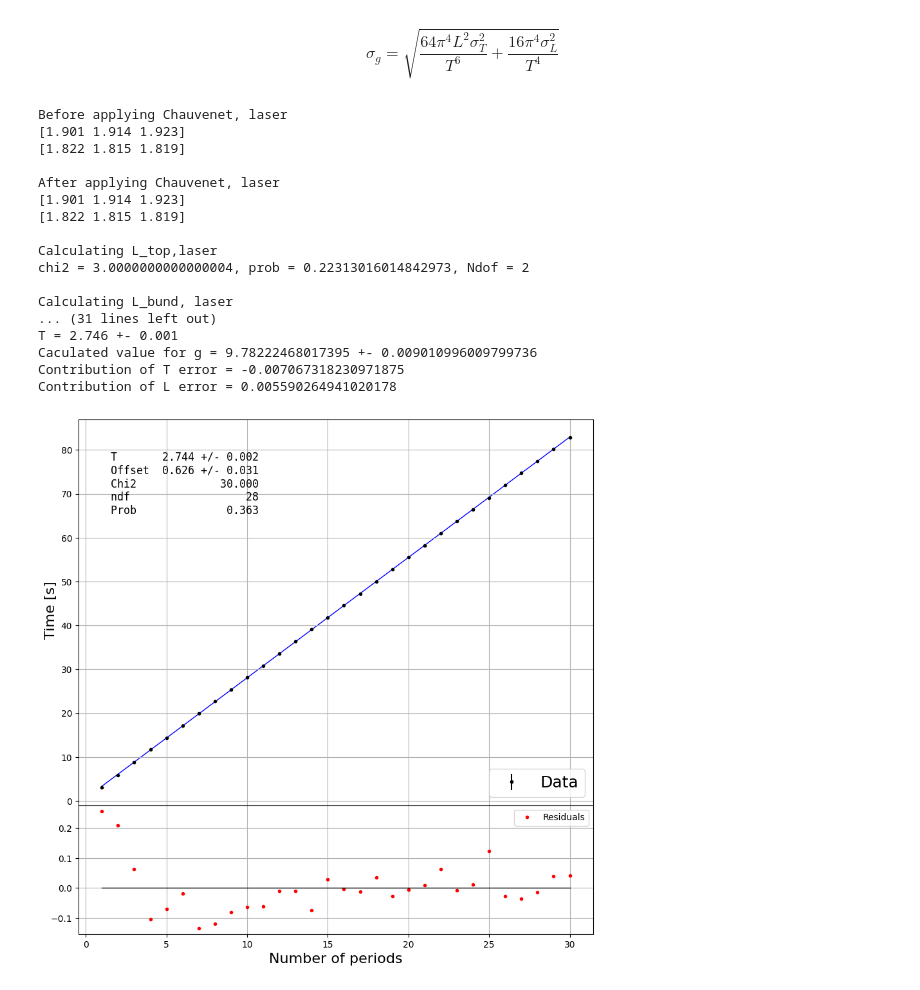
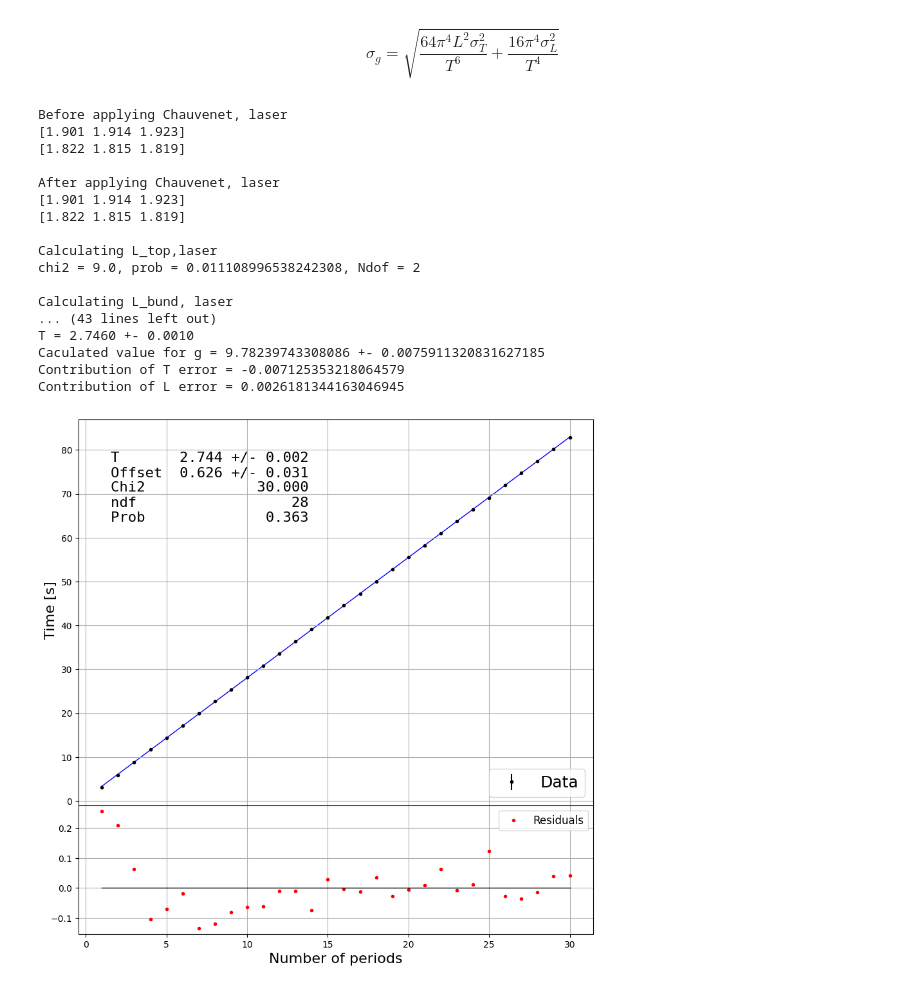
Before and after one commit to oscar4aar/BenStat_Gruppe, a Jupyter notebook: Data_Pendulforsøg.ipynb, the cells around one changed output. Cells and saved outputs as stored; diff of their text form; code cells hidden in the pictures.

```diff
--- a/Data_Pendulforsøg.ipynb
+++ b/Data_Pendulforsøg.ipynb
@@ -50,7 +50,6 @@ def plot(data,minuit_chi2,res,error, lenght):
     plt.plot(data[:,0],func_linear_vec(data[:,0], minuit_chi2.values['a'], minuit_chi2.values['b']), '-', linewidth=1,zorder=1,
                     color="blue")
 
-    plt.xlabel( "Period count ",fontsize=16)
     plt.ylabel(" Time [s]",fontsize=16)
     #plt.yscale('log')
     plt.legend(fontsize=16);
@@ -69,7 +68,7 @@ def plot(data,minuit_chi2,res,error, lenght):
         plt.text(x_coord, y_coord, string, family='monospace', fontsize=fontsize,
                  transform=fig.transFigure, verticalalignment='top', color=color) #
         return None
-    add_text_to_ax(0.15, 0.85, text,fig_fit ,fontsize=12)
+    add_text_to_ax(0.15, 0.85, text,fig_fit ,fontsize=16)
     plt.legend(loc='lower right', fontsize=18)
 
     difference = res
@@ -78,7 +77,7 @@ def plot(data,minuit_chi2,res,error, lenght):
     plt.plot(data[:,0], np.zeros(len(data[:,0])), '-', linewidth=1,
                     color="black")
     plt.xlabel( "Number of periods",fontsize=16)
-    plt.legend(fontsize=10)
+    plt.legend(fontsize=12)
     plt.grid()
     if saveplots:
         plt.savefig(f"timing_pendulum_{lenght}.svg")
@@ -101,6 +100,8 @@ def fit_linear(data, sy=None):
     sigmaT = minuit_chi2.errors["a"]
     offset = minuit_chi2.values["b"]
     sigma_offset = minuit_chi2.errors["b"]
+    Ndof = len(data)- len(minuit_chi2.values[:])
+    print(f"chi2: {minuit_chi2.fval}, prob: {stats.chi2.sf(minuit_chi2.fval, Ndof)}")
 
     return T, sigmaT, minuit_chi2, sy#, offset, sigma_offset
 
@@ -130,7 +131,7 @@ def fit_gaussian(residuals):
     minuit_chi2.migrad()           # This is where the minimisation is carried out! Put ";" at the end to void output
 
     sigma = minuit_chi2.values["sigma"]
-    print("std vs sigma, own std", np.std(residuals), sigma, np.sqrt(np.mean(np.abs(residuals)**2)))
+
 
     return sigma, np.std(residuals)
 
@@ -147,7 +148,7 @@ def find_T_sigmaT(data,name,lenght):
     return fit_linear(data, sigma)#, residuals, T, sigmaT, offset, sigma_offset
 
 
-def fit_const(data, a = None, sy = None):
+def fit_const(data,sigma, a = None, sy = None):
     def const_func(x, a):
         return a
 
@@ -155,7 +156,9 @@ def fit_const(data, a = None, sy = None):
         a = np.mean(data)
 
     if not sy:
-        sy = np.std(data)
+        sy = np.std(data)/np.sqrt(len(data))
+    else:
+        sy = sigma
 
     Minuit.print_level = 1    # Print result of fits (generally - can also be moved down to each fit instance)
     chi2fit = Chi2Regression(const_func, np.arange(data.shape[0]), data, sy=sy)
@@ -207,10 +210,10 @@ print("")
 
 
 print("Calculating L_top,laser")
-L_top_laser, eL_top_laser = fit_const(L_top_ch_laser)
+L_top_laser, eL_top_laser = fit_const(L_top_ch_laser,0)
 print("")
 print("Calculating L_bund, laser")
-L_bund_laser, eL_bund_laser = fit_const(L_bund_ch_laser)
+L_bund_laser, eL_bund_laser = fit_const(L_bund_ch_laser,0)
 
 L_laser = (L_top_laser + L_bund_laser) / 2 + blinding
 eL_laser = 1/2 * np.sqrt(eL_bund_laser**2 + eL_top_laser**2)
@@ -230,10 +233,10 @@ print("")
 
 
 print("Calculating L_top,ruler")
-L_top_ruler, eL_top_ruler = fit_const(L_top_ch_ruler)
+L_top_ruler, eL_top_ruler = fit_const(L_top_ch_ruler,0)
 print("")
 print("Calculating L_bund, ruler")
-L_bund_ruler, eL_bund_ruler = fit_const(L_bund_ch_ruler)
+L_bund_ruler, eL_bund_ruler = fit_const(L_bund_ch_ruler,0)
 
 L_ruler = (L_top_ruler + L_bund_ruler) / 2 + blinding
 eL_ruler = 1/2 * np.sqrt(eL_bund_ruler**2 + eL_top_ruler**2)
@@ -246,47 +249,50 @@ print("Estimating period, T")
 T_values = np.array([])
 sigmaT_values = np.array([])
 timing_error = np.array([])
 for person in experiment_by:
     data = np.genfromtxt(f"timedat/{person}.dat")
 
     if person == "anders": # Anders measured everty 5th period
         data[:,0] *= 5
 
     T, sigmaT, minuit_chi2,sy= find_T_sigmaT(data, person, "short") # , offset, sigma_offset
     T_values = np.append(T_values, T)
     sigmaT_values = np.append(sigmaT_values, sigmaT)
     timing_error = np.append(timing_error, sy)
     print(f"{person} estimated: T = {T} +- {sigmaT}, timing error: sigma = {sy}")
-
+print("")
 
 # weighted mean of each T values
-weighted_T =  np.sum(T_values/sigmaT_values**2) / np.sum(1/sigmaT_values**2) + blinding
-weighted_sigmaT = np.sqrt(1/np.sum(1/sigmaT_values**2))
+print("fitting constant to find T:")
+weighted_T,weighted_sigmaT  = fit_const(T_values,sigmaT_values , a = None, sy = True)# tried with the fitting constant to get a chi2
+WT =np.sum(T_values/sigmaT_values**2) / np.sum(1/sigmaT_values**2) + blinding
+WT_sigma = np.sqrt(1/np.sum(1/sigmaT_values**2))
+print(WT,WT_sigma)
 
 print("")
-print(f"T = {weighted_T:.3f} +- {weighted_sigmaT:.3f}")
-print(f"Caculated value for g = {eval_g(weighted_T, L_ruler)} +- {eval_eg( weighted_T,L_ruler,  weighted_sigmaT,eL_ruler)}") # using ruler
-print(f"Contribution of T error = {eval_dT( weighted_T,L_ruler,  weighted_sigmaT,eL_ruler)} ")
-print(f"Contribution of L error = {eval_dL( weighted_T,L_ruler,  weighted_sigmaT,eL_ruler)} ")
+print(f"T = {np.round(weighted_T,3):.4f} +- {weighted_sigmaT:.4f}")
+print(f"Caculated value for g = {eval_g(np.round(weighted_T,4), np.round(L_ruler,4))} +- {eval_eg( np.round(weighted_T,4),np.round(L_ruler,4), np.round(weighted_sigmaT,4),np.round(eL_ruler,4))}") # using ruler
+print(f"Contribution of T error = {eval_dT( np.round(weighted_T,4),np.round(L_ruler,4),  np.round(weighted_sigmaT,4),np.round(eL_ruler,4))} ")
+print(f"Contribution of L error = {eval_dL(np.round(weighted_T,4),np.round(L_ruler,4),  np.round(weighted_sigmaT,4),np.round(eL_ruler,4))} ")
 # %% [output]
 Before applying Chauvenet, laser
 [1.901 1.914 1.923]
 [1.822 1.815 1.819]
 
 After applying Chauvenet, laser
 [1.901 1.914 1.923]
 [1.822 1.815 1.819]
 
 Calculating L_top,laser
-chi2 = 3.0000000000000004, prob = 0.22313016014842973, Ndof = 2
+chi2 = 9.0, prob = 0.011108996538242308, Ndof = 2
 
 Calculating L_bund, laser
-... (31 lines left out)
-T = 2.746 +- 0.001
-Caculated value for g = 9.78222468017395 +- 0.009010996009799736
-Contribution of T error = -0.007067318230971875
-Contribution of L error = 0.005590264941020178
+... (43 lines left out)
+T = 2.7460 +- 0.0010
+Caculated value for g = 9.78239743308086 +- 0.0075911320831627185
+Contribution of T error = -0.007125353218064579
+Contribution of L error = 0.0026181344163046945
-[figure, old version]
+[figure, new version]
 # %%
 #Pendulforsøg 2 - langt pendul
 #Maalebaandsmaalinger
```
Also changed, not shown: parts of 1 cell of this notebook.
